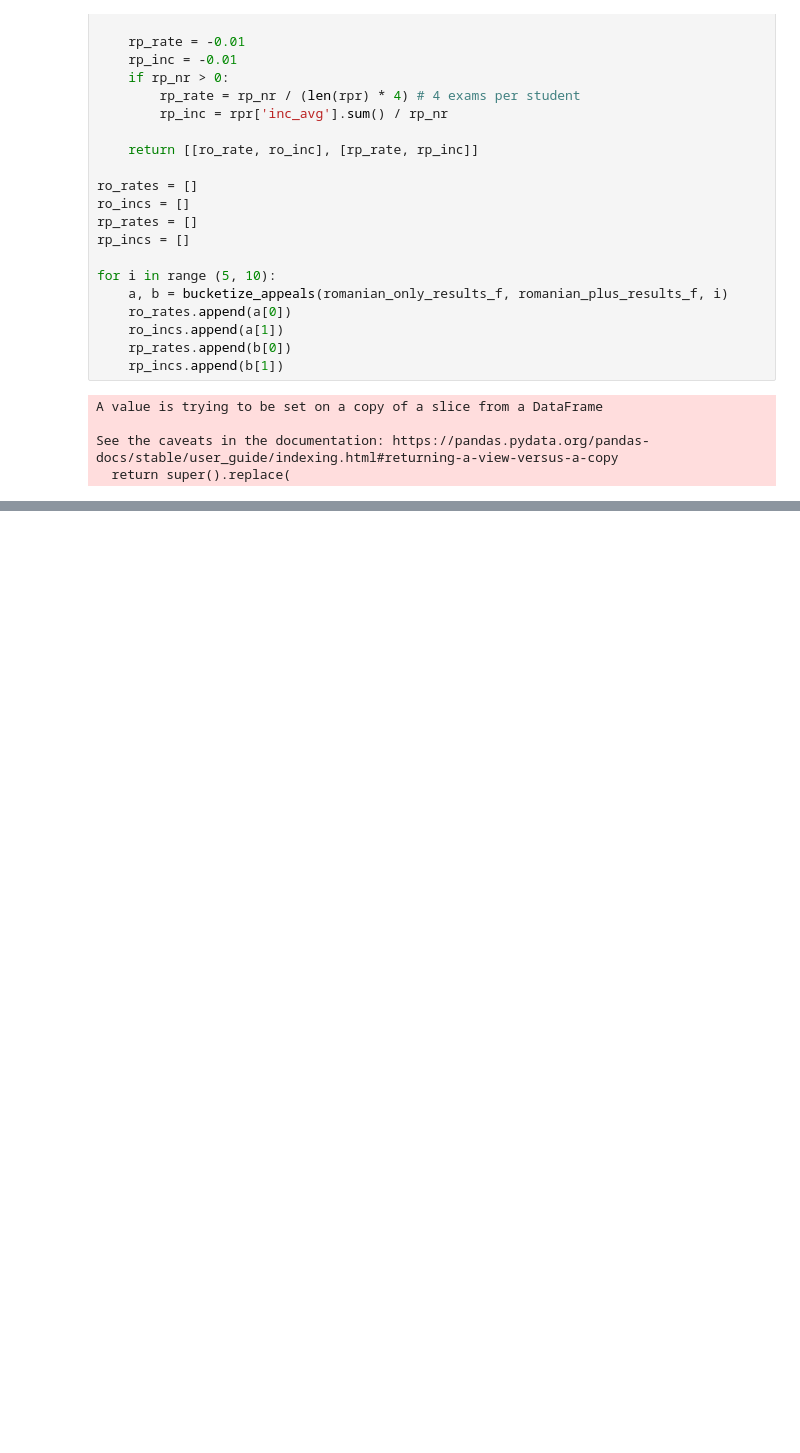
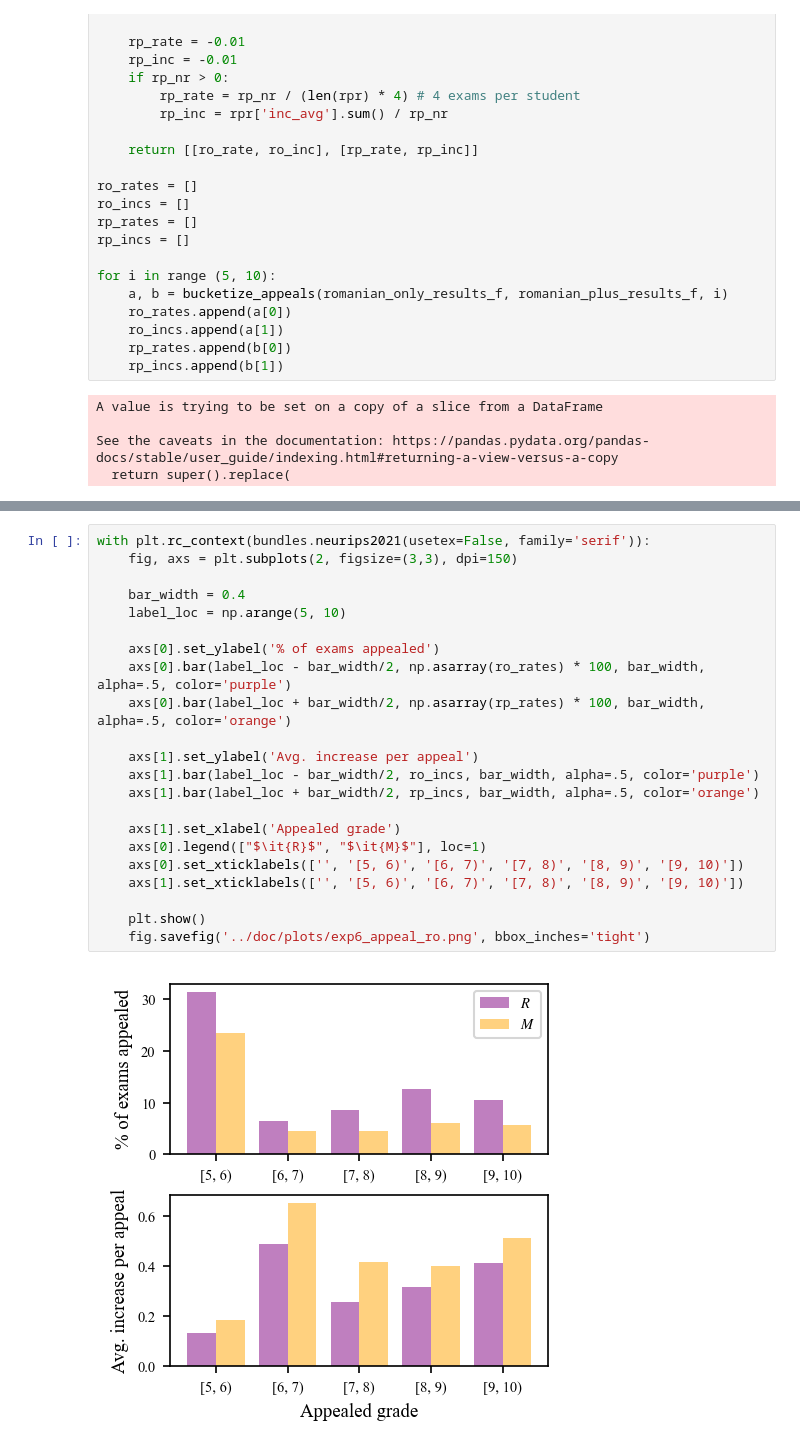
Before and after one commit to alparius/bac-stat, a Jupyter notebook: src/exp6_difference_in_appeals.ipynb, the cells around one changed output, grey strips where cells are left out. Cells and saved outputs as stored; diff of their text form; blank space fills up the shorter version.

```diff
--- a/src/exp6_difference_in_appeals.ipynb
+++ b/src/exp6_difference_in_appeals.ipynb
@@ -158,0 +221,24 @@ with plt.rc_context(bundles.neurips2021(usetex=False, family='serif')):
+# %%
+with plt.rc_context(bundles.neurips2021(usetex=False, family='serif')):
+    fig, axs = plt.subplots(2, figsize=(3,3), dpi=150)
+
+    bar_width = 0.4
+    label_loc = np.arange(5, 10)
+
+    axs[0].set_ylabel('% of exams appealed')
+    axs[0].bar(label_loc - bar_width/2, np.asarray(ro_rates) * 100, bar_width, alpha=.5, color='purple')
+    axs[0].bar(label_loc + bar_width/2, np.asarray(rp_rates) * 100, bar_width, alpha=.5, color='orange')
+
+    axs[1].set_ylabel('Avg. increase per appeal')
+    axs[1].bar(label_loc - bar_width/2, ro_incs, bar_width, alpha=.5, color='purple')
+    axs[1].bar(label_loc + bar_width/2, rp_incs, bar_width, alpha=.5, color='orange')
+
+    axs[1].set_xlabel('Appealed grade')
+    axs[0].legend(["$\it{R}$", "$\it{M}$"], loc=1)
+    axs[0].set_xticklabels(['', '[5, 6)', '[6, 7)', '[7, 8)', '[8, 9)', '[9, 10)'])
+    axs[1].set_xticklabels(['', '[5, 6)', '[6, 7)', '[7, 8)', '[8, 9)', '[9, 10)'])
+
+    plt.show()
+    fig.savefig('../doc/plots/exp6_appeal_ro.png', bbox_inches='tight')
+# %% [output]
+[figure, added]
```
Also changed, not shown: parts of 3 cells of this notebook, 5 other files.
